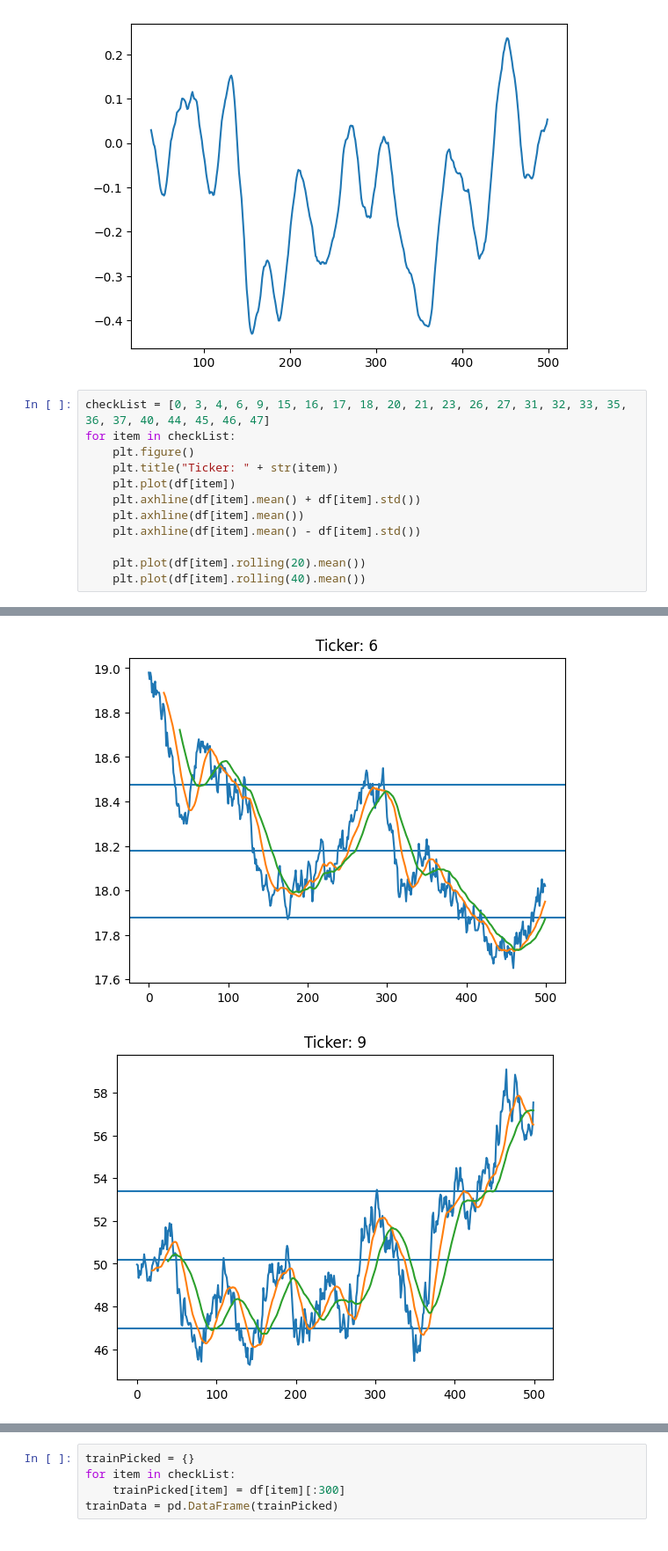
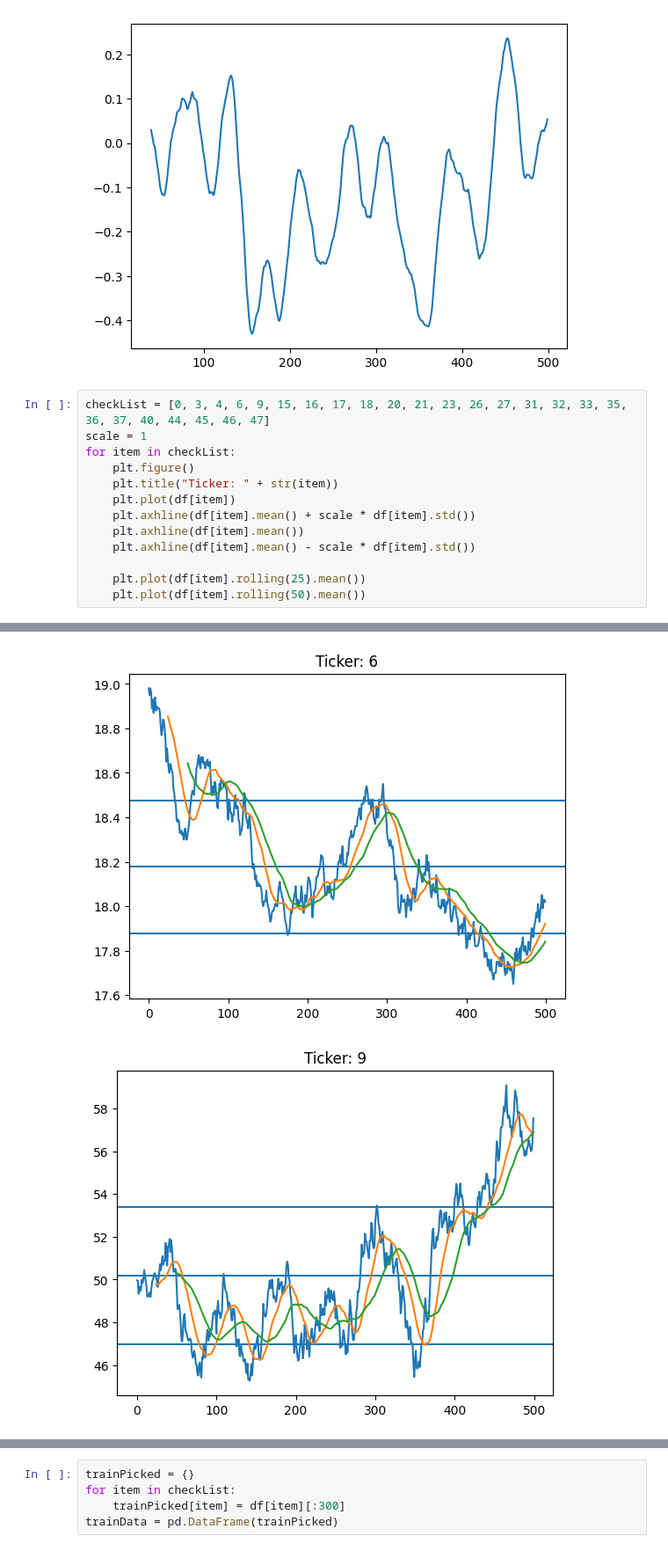
Before and after one commit to Troppydash/algothon, a Jupyter notebook: da/single_series.ipynb, the cells around one changed output, grey strips where cells are left out. Shown at 88% size. Cells and saved outputs as stored; diff of their text form.

```diff
--- a/da/single_series.ipynb
+++ b/da/single_series.ipynb
@@ -60,14 +60,15 @@ plt.plot(df[item].rolling(20).mean() - df[item].rolling(40).mean())
 [figure]
 # %%
 checkList = [0, 3, 4, 6, 9, 15, 16, 17, 18, 20, 21, 23, 26, 27, 31, 32, 33, 35, 36, 37, 40, 44, 45, 46, 47]
+scale = 1
 for item in checkList:
     plt.figure()
     plt.title("Ticker: " + str(item))
     plt.plot(df[item])
-    plt.axhline(df[item].mean() + df[item].std())
+    plt.axhline(df[item].mean() + scale * df[item].std())
     plt.axhline(df[item].mean())
-    plt.axhline(df[item].mean() - df[item].std())
+    plt.axhline(df[item].mean() - scale * df[item].std())
 
-    plt.plot(df[item].rolling(20).mean())
-    plt.plot(df[item].rolling(40).mean())
+    plt.plot(df[item].rolling(25).mean())
+    plt.plot(df[item].rolling(50).mean())
 # %% [output]
@@ -77,2 +78,2 @@ for item in checkList:
-[figure, old version]
+[figure, new version]
-[figure, old version]
+[figure, new version]
```
Also changed, not shown: parts of 5 cells of this notebook, 3 other files.
